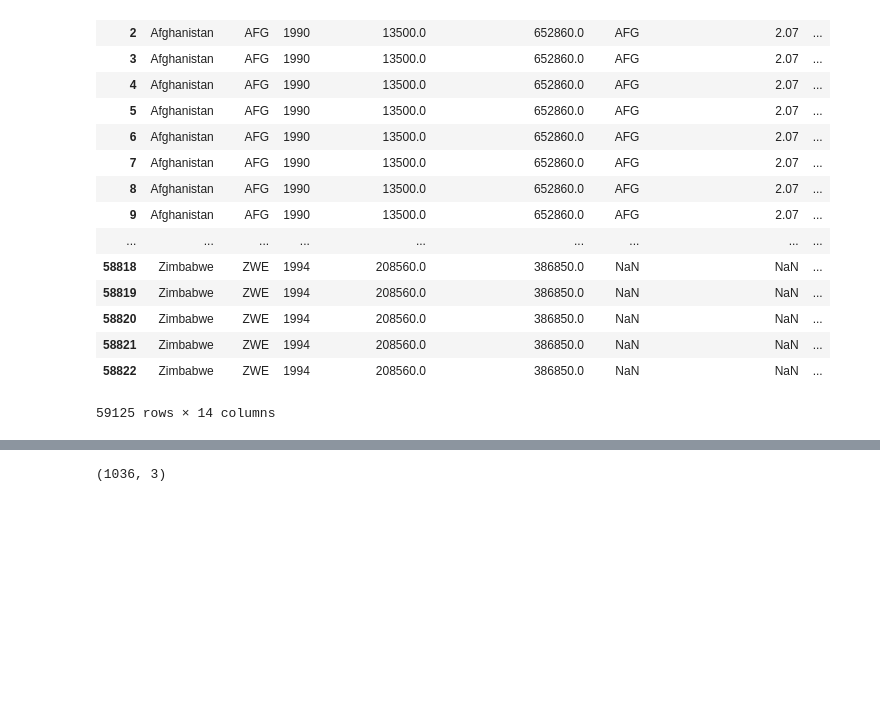
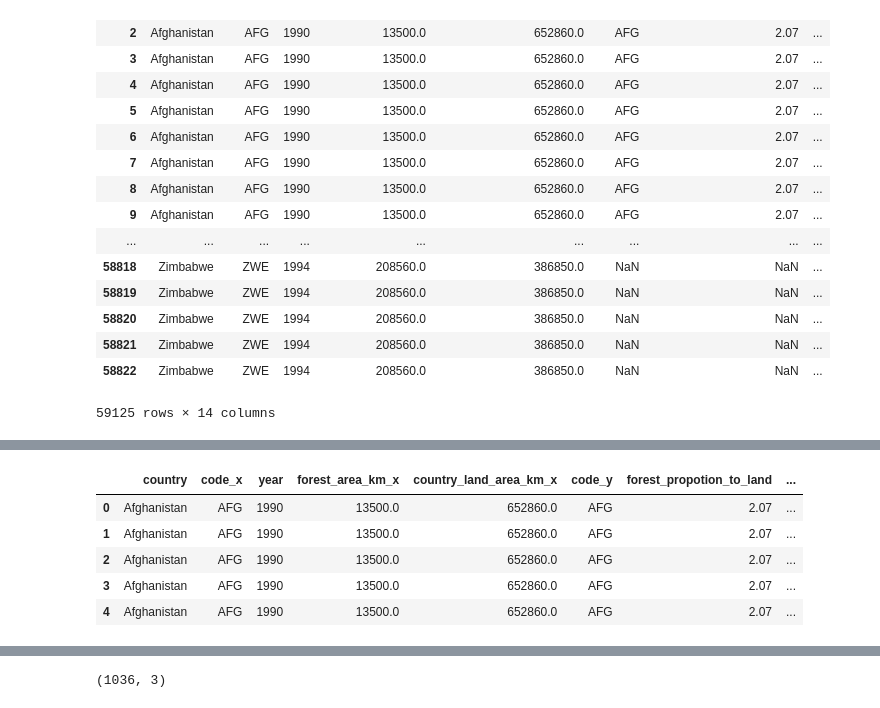
Before and after one commit to deforestation-dashboard/build_deforestationDash_DS1, a Jupyter notebook: Deforesation_data_Cleaning_Manjula_Monday.ipynb, the cells around one changed output, grey strips where cells are left out. Drawn from its saved outputs; the diff is of its cells as text; code cells hidden in the pictures; blank space fills up the shorter version.

```diff
--- a/Deforesation_data_Cleaning_Manjula_Monday.ipynb
+++ b/Deforesation_data_Cleaning_Manjula_Monday.ipynb
@@ -886,0 +991,5 @@ dtype: object
+# %%
+df_carbon = df_carbon.rename(columns={'CO2 emission estimates': 'country','Unnamed: 2': 'year', 'Unnamed: 4':'carbon_emission'})
+# %%
+df_carbon = df_carbon.sort_values(by=['country', 'year'])
+df_carbon.head()
@@ -925,0 +1060,2 @@ final_df.shape
+# %%
+final_df_with_protected = pd.merge(final_df, df_protected,  how='left', left_on=['country','year'], right_on = ['country','year'])
@@ -925,0 +1083,11 @@ final_df.shape
+# %%
+final_df_with_protected_carbon = pd.merge(final_df_with_protected, df_carbon,  how='left', left_on=['country','year'], right_on = ['country','year'])
+# %%
+final_df_with_protected_carbon.head()
+# %% [output]
+|  | country | code_x | year | forest_area_km_x | country_land_area_km_x | code_y | forest_propotion_to_land | ... |
+| 0 | Afghanistan | AFG | 1990 | 13500.0 | 652860.0 | AFG | 2.07 | ... |
+| 1 | Afghanistan | AFG | 1990 | 13500.0 | 652860.0 | AFG | 2.07 | ... |
+| 2 | Afghanistan | AFG | 1990 | 13500.0 | 652860.0 | AFG | 2.07 | ... |
+| 3 | Afghanistan | AFG | 1990 | 13500.0 | 652860.0 | AFG | 2.07 | ... |
+| 4 | Afghanistan | AFG | 1990 | 13500.0 | 652860.0 | AFG | 2.07 | ... |
```
Also changed, not shown: parts of 38 cells of this notebook.
